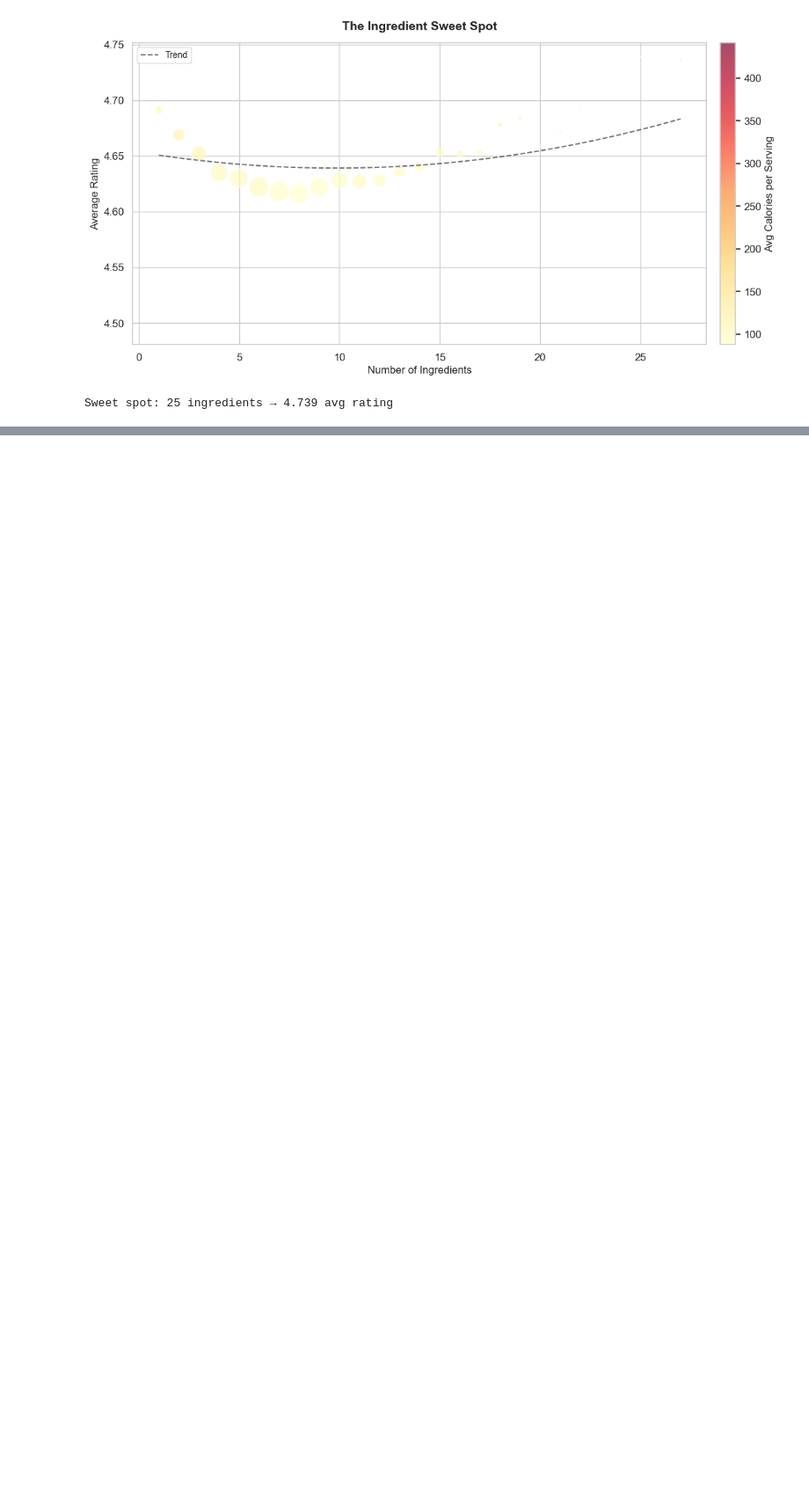
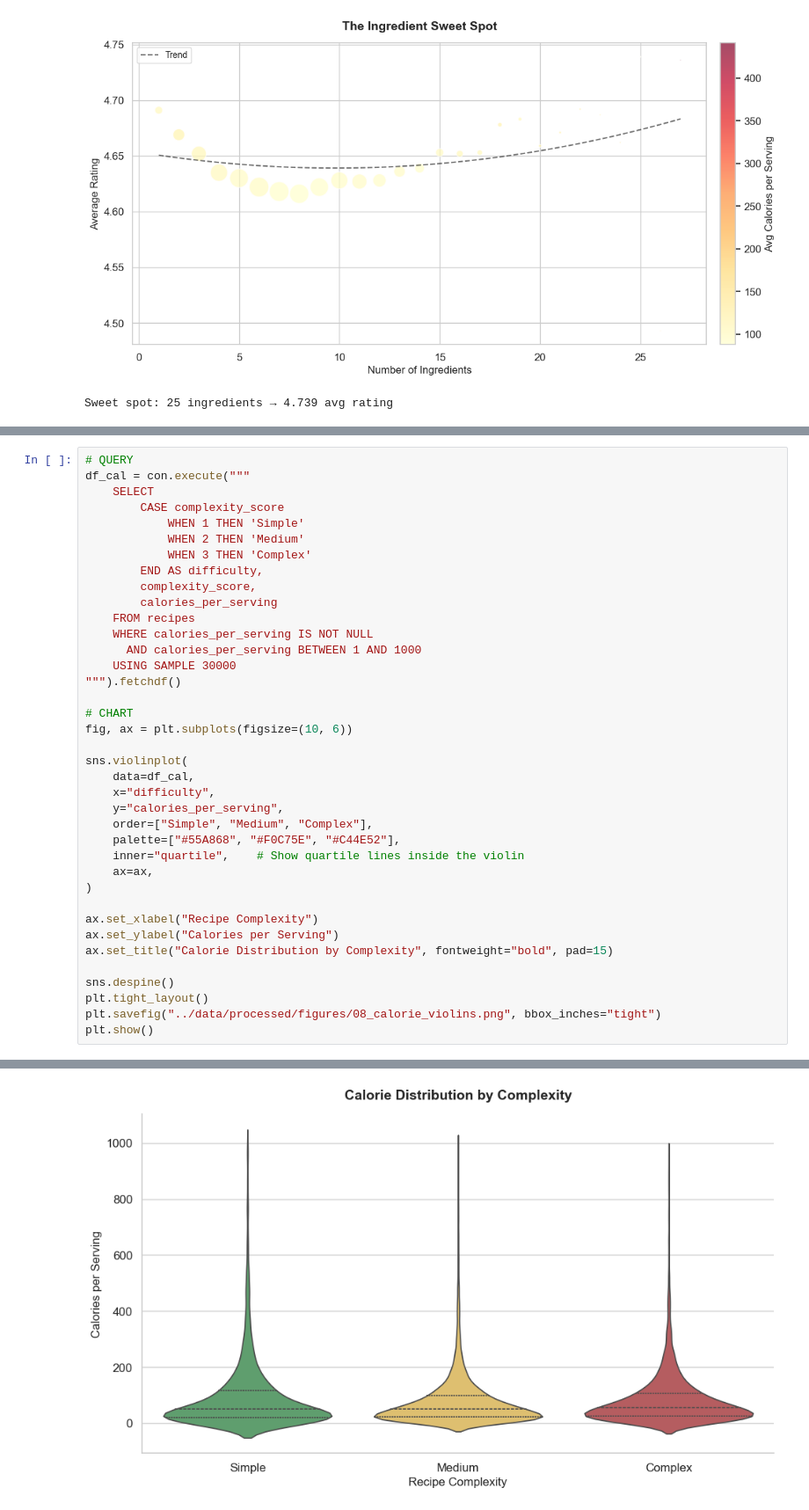
Before and after one commit to EhtishamAziz01/RecipeIQ, a Jupyter notebook: notebooks/02_visualizations.ipynb, the cells around one changed output, grey strips where cells are left out. Shown at 88% size. Cells and saved outputs as stored; diff of their text form; blank space fills up the shorter version.

```diff
--- a/notebooks/02_visualizations.ipynb
+++ b/notebooks/02_visualizations.ipynb
@@ -435,0 +438,39 @@ Sweet spot: 25 ingredients → 4.739 avg rating
+# %%
+# QUERY
+df_cal = con.execute("""
+    SELECT
+        CASE complexity_score
+            WHEN 1 THEN 'Simple'
+            WHEN 2 THEN 'Medium'
+            WHEN 3 THEN 'Complex'
+        END AS difficulty,
+        complexity_score,
+        calories_per_serving
+    FROM recipes
+    WHERE calories_per_serving IS NOT NULL
+      AND calories_per_serving BETWEEN 1 AND 1000
+    USING SAMPLE 30000
+""").fetchdf()
+
+# CHART
+fig, ax = plt.subplots(figsize=(10, 6))
+
+sns.violinplot(
+    data=df_cal,
+    x="difficulty",
+    y="calories_per_serving",
+    order=["Simple", "Medium", "Complex"],
+    palette=["#55A868", "#F0C75E", "#C44E52"],
+    inner="quartile",    # Show quartile lines inside the violin
+    ax=ax,
+)
+
+ax.set_xlabel("Recipe Complexity")
+ax.set_ylabel("Calories per Serving")
+ax.set_title("Calorie Distribution by Complexity", fontweight="bold", pad=15)
+
+sns.despine()
+plt.tight_layout()
+plt.savefig("../data/processed/figures/08_calorie_violins.png", bbox_inches="tight")
+plt.show()
+# %% [output]
@@ -435,0 +480 @@ Sweet spot: 25 ingredients → 4.739 avg rating
+[figure, added]
```
Also changed, not shown: parts of 6 cells of this notebook, 28 other files.
